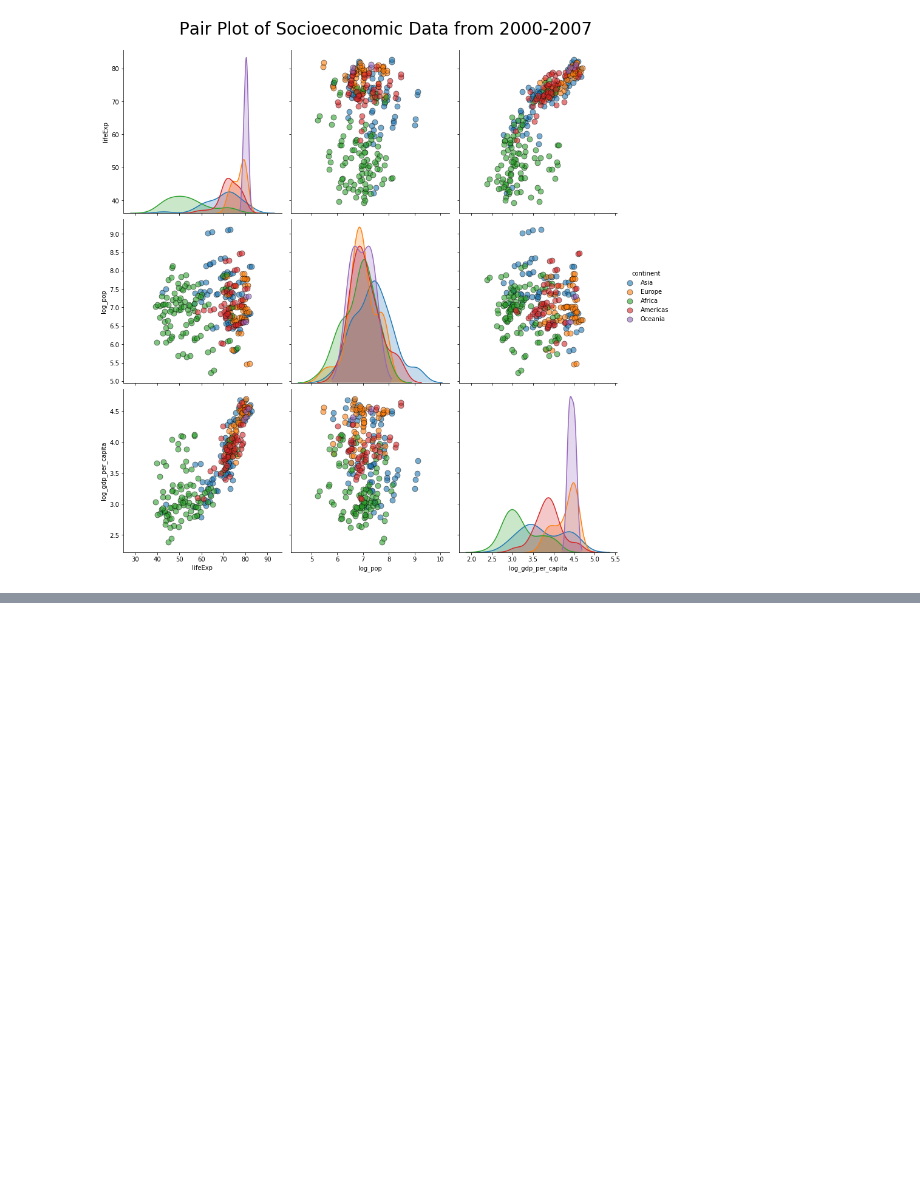
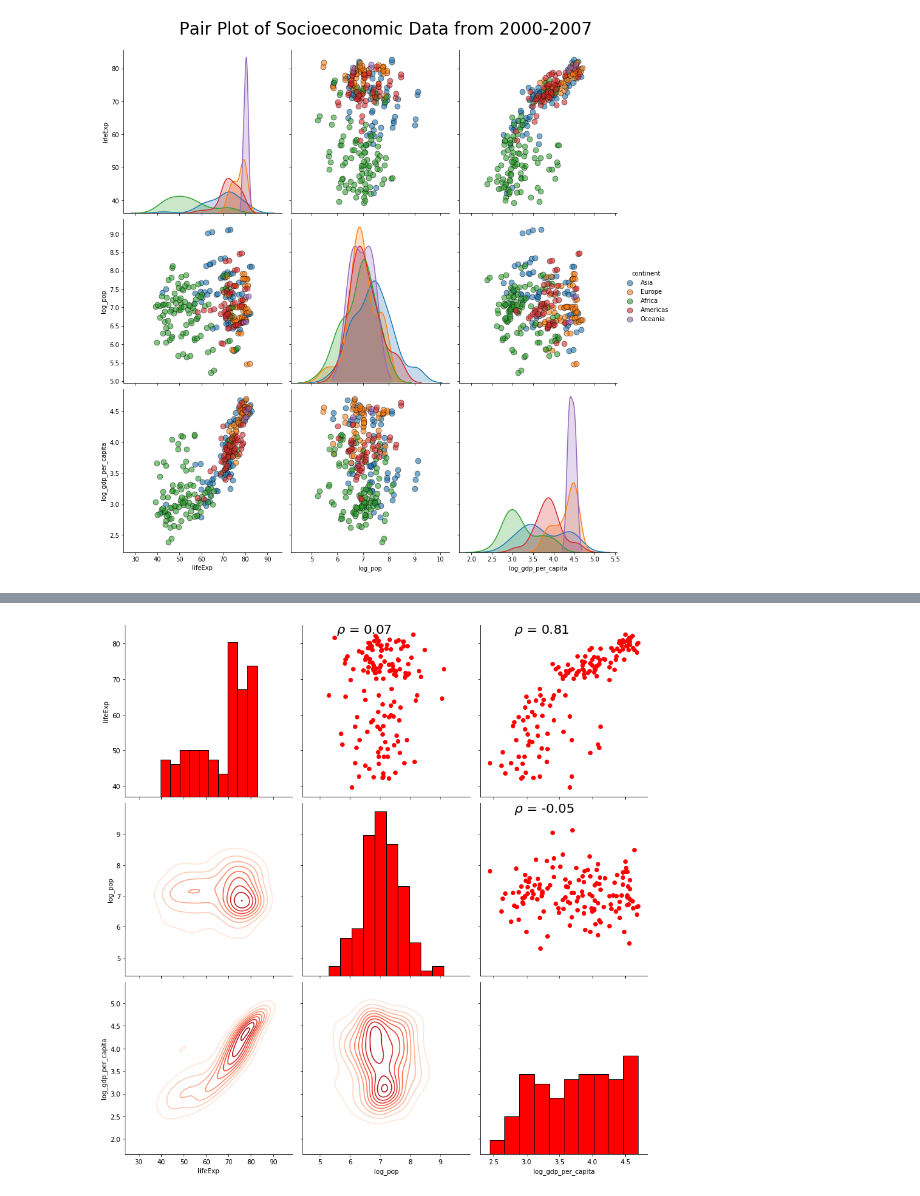
Before and after one commit to Rishant96/PipelineTut, a Jupyter notebook: seaborn_ead_pairsplot.ipynb, the cells around one changed output, grey strips where cells are left out. Drawn from its saved outputs; the diff is of its cells as text; code cells hidden in the pictures; blank space fills up the shorter version.

```diff
--- a/seaborn_ead_pairsplot.ipynb
+++ b/seaborn_ead_pairsplot.ipynb
@@ -50,0 +68,24 @@ plt.suptitle('Pair Plot of Socioeconomic Data from 2000-2007',
+# %%
+def corr(x, y, **kwargs):
+
+    # Calculate the value
+    coef = np.corrcoef(x, y)[0][1]
+    # Make the label
+    label = r'$\rho$ = ' + str(round(coef, 2))
+
+    # Add the label to the plot
+    ax = plt.gca()
+    ax.annotate(label, xy = (0.2, 0.95), size = 20, xycoords = ax.transAxes)
+
+# Create a pair grid instance
+grid = sns.PairGrid(data=df_log[df_log['year']>=2005],
+                    vars=['lifeExp', 'log_pop', 'log_gdp_per_capita'],
+                    height = 4)
+
+# Map the plots to the locations
+grid = grid.map_upper(plt.scatter, color='red')
+grid = grid.map_upper(corr)
+grid = grid.map_diag(plt.hist, bins=10, edgecolor='k', color='red')
+grid = grid.map_lower(sns.kdeplot, cmap='Reds')
+# %% [output]
+[figure, added]
```
Also changed, not shown: parts of 6 cells of this notebook.
